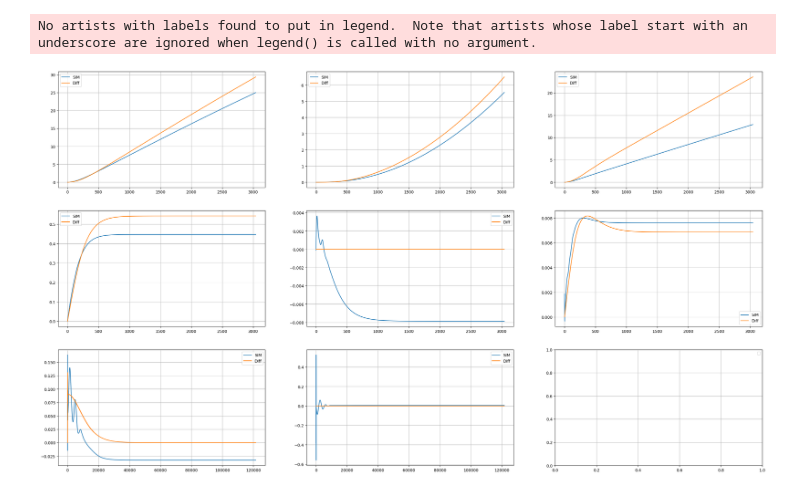
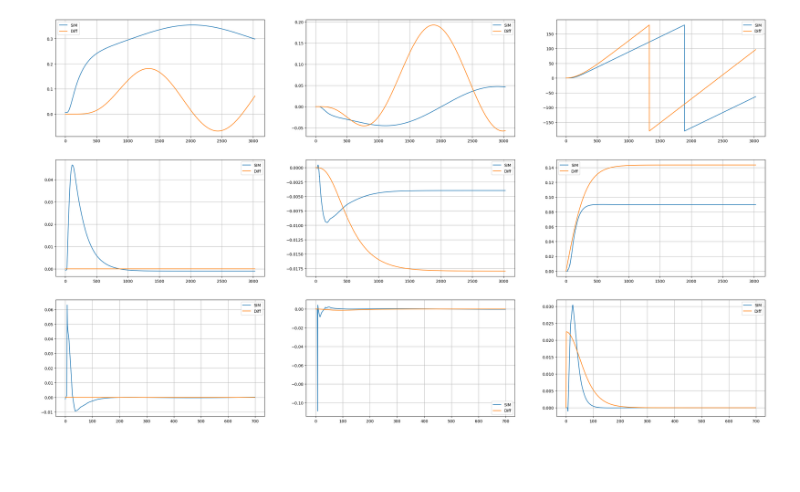
Before and after one commit to g-poulos/usv_controller, a Jupyter notebook: sim_scripts/test.ipynb, the cells around one changed output. Saved outputs shown, nothing was run; the diff lists cells and outputs as text; code cells hidden in the pictures; blank space fills up the shorter version.

Commit message:
Fixed acceleration data

```diff
--- a/sim_scripts/test.ipynb
+++ b/sim_scripts/test.ipynb
@@ -11,0 +6,4 @@ import matplotlib.pyplot as plt
+# %%
+for msg in read_ros2_messages("../bagfiles/record9/record9_0.mcap"):
+    if msg.channel.topic == "/model/vereniki/acceleration/angular":
+        print(msg.ros_msg.z)
@@ -93,15 +110,10 @@ x_vel_diff = align_values(diff_data['Velocity-x'], odom_data_size)
 y_vel_diff = align_values(diff_data['Velocity-y'], odom_data_size)
 z_vel_diff = align_values(diff_data['Velocity-z'], odom_data_size)
 
-x_acc_diff = align_values(diff_data['Acceleration-x'], imu_data_size)
-y_acc_diff = align_values(diff_data['Acceleration-y'], imu_data_size)
-z_acc_diff = align_values(diff_data['Acceleration-z'], imu_data_size)
+x_acc_diff = align_values(diff_data['Acceleration-x'], acc_data_size)
+y_acc_diff = align_values(diff_data['Acceleration-y'], acc_data_size)
+z_acc_diff = align_values(diff_data['Acceleration-z'], acc_data_size)
 # %%
-def radians_to_degrees(radians):
-    degrees = np.degrees(radians)
-    degrees = (degrees + 180) % 360 - 180
-    return degrees
-
 fig, ax = plt.subplots(3, 3, sharex=False, sharey=False)
 fig.set_figwidth(32)
 fig.set_figheight(18)
@@ -112,37 +124,36 @@ ax[0, 0].plot(odom_data['Position-x'], label='SIM')
 ax[0, 0].plot(x_pos_diff, label='Diff')
 
 ax[0, 1].plot(odom_data['Position-y'], label='SIM')
 ax[0, 1].plot(y_pos_diff, label='Diff')
 
-ax[0, 2].plot(pd.DataFrame(odom_data['Orientation-z']).apply(radians_to_degrees), label='SIM')
+ax[0, 2].plot(pd.DataFrame(odom_data['Orientation-z']), label='SIM')
 ax[0, 2].plot(z_orient_diff, label='Diff')
 
 # Twist
 ax[1, 0].plot(odom_data['Velocity-x'], label='SIM')
 ax[1, 0].plot(x_vel_diff, label='Diff')
 
 ax[1, 1].plot(odom_data['Velocity-y'], label='SIM')
 ax[1, 1].plot(y_vel_diff, label='Diff')
 
 ax[1, 2].plot(pd.DataFrame(odom_data['Velocity-z']), label='SIM')
 ax[1, 2].plot(z_vel_diff, label='Diff')
 
 # Acceleration
-ax[2, 0].plot(imu_data['Acceleration-x'], label='SIM')
+ax[2, 0].plot(acc_data['Acceleration-x'], label='SIM')
 ax[2, 0].plot(x_acc_diff, label='Diff')
 
-ax[2, 1].plot(imu_data['Acceleration-y'], label='SIM')
+ax[2, 1].plot(acc_data['Acceleration-y'], label='SIM')
 ax[2, 1].plot(y_acc_diff, label='Diff')
 
-# ax[2, 2].plot(pd.DataFrame(odom_data['Velocity-z']), label='SIM')
-# ax[2, 2].plot(z_vel_diff, label='Diff')
+ax[2, 2].plot(pd.DataFrame(acc_data['Acceleration-z']), label='SIM')
+ax[2, 2].plot(z_acc_diff, label='Diff')
 
 for i in range(3):
     for j in range(3):
         ax[i, j].grid(True)
         ax[i, j].legend()
 
 plt.show()
 # %% [output]
-No artists with labels found to put in legend.  Note that artists whose label start with an underscore are ignored when legend() is called with no argument.
-[figure, old version]
+[figure, new version]
```
Also changed, not shown: parts of 11 cells of this notebook, 1 other file.
